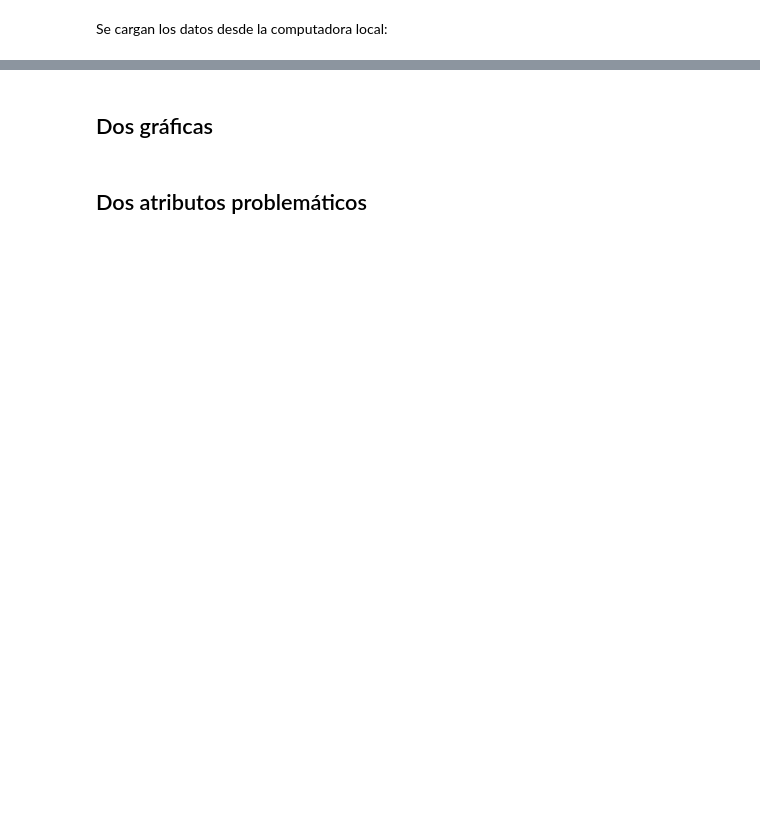
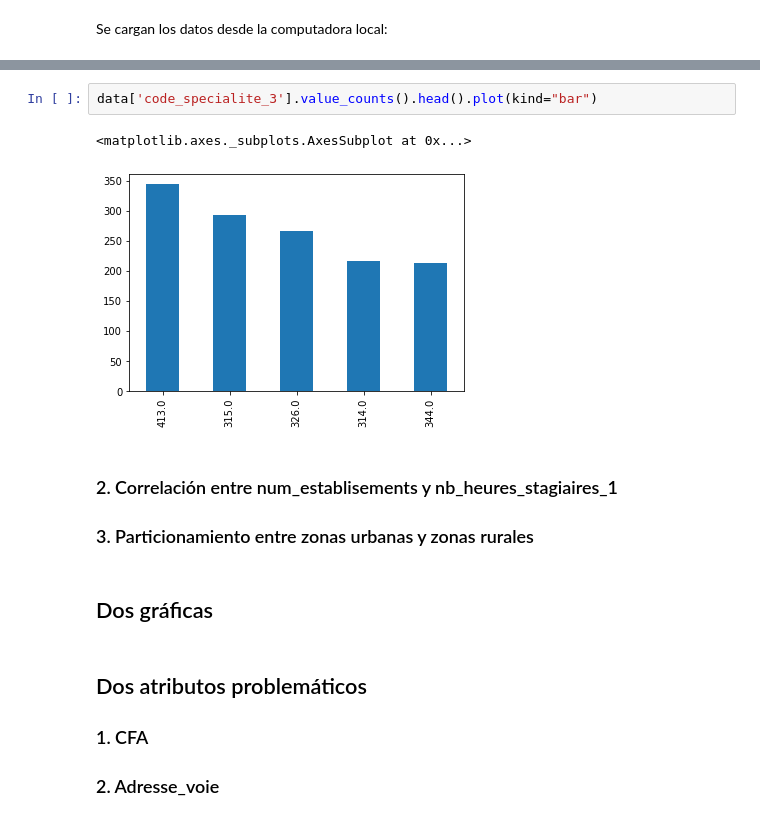
Before and after one commit to esteban062000/Big-Data-II-2021, a Jupyter notebook: tareas/tarea_1/4.EDA_tarea_1.ipynb, the cells around one changed output, grey strips where cells are left out. Saved outputs shown, nothing was run; the diff lists cells and outputs as text; blank space fills up the shorter version.

```diff
--- a/tareas/tarea_1/4.EDA_tarea_1.ipynb
+++ b/tareas/tarea_1/4.EDA_tarea_1.ipynb
@@ -44,4 +118,17 @@ KeyboardInterrupt: ignored
+# %%
+data['code_specialite_3'].value_counts().head().plot(kind="bar")
+# %% [output]
+<matplotlib.axes._subplots.AxesSubplot at 0x...>
+[figure, added]
+# %% [markdown]
+### 2. Correlación entre num_establisements y nb_heures_stagiaires_1
+
+### 3. Particionamiento entre zonas urbanas y zonas rurales
 # %% [markdown]
 ## Dos gráficas
 # %% [markdown]
 ## Dos atributos problemáticos
+
+### 1. CFA
+
+### 2. Adresse_voie
```
Also changed, not shown: parts of 17 cells of this notebook.
